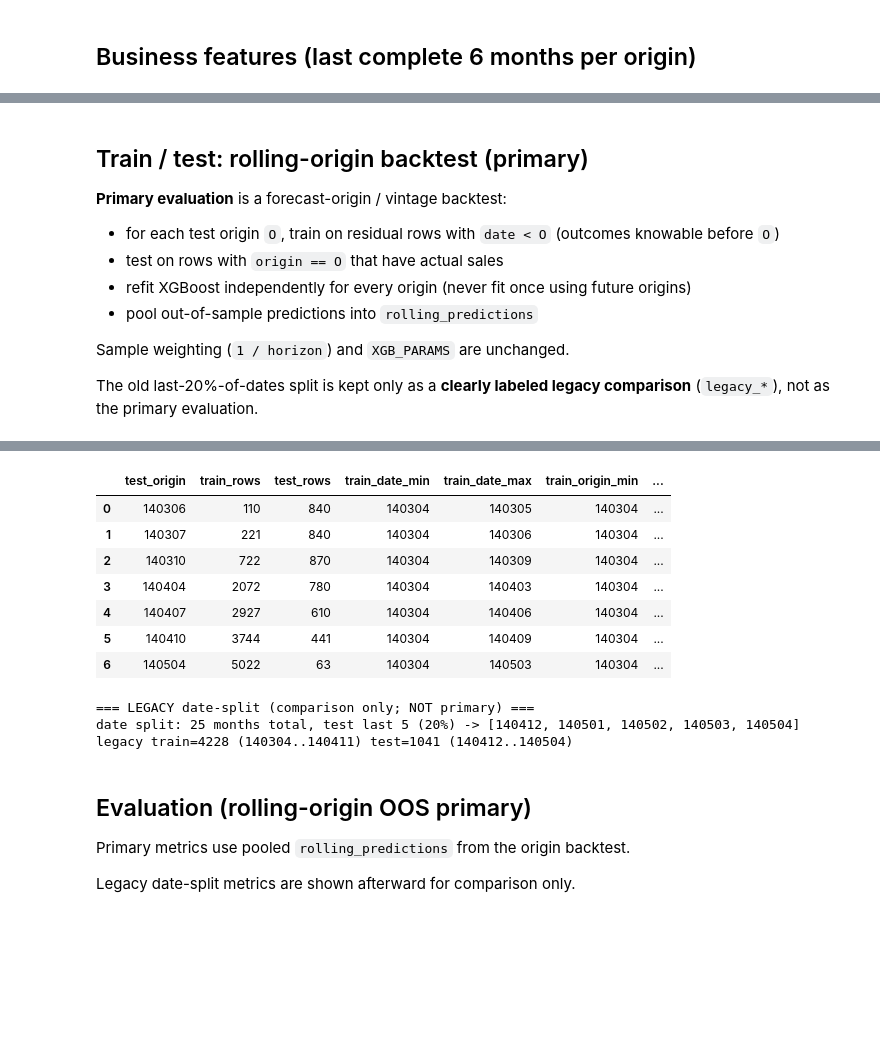
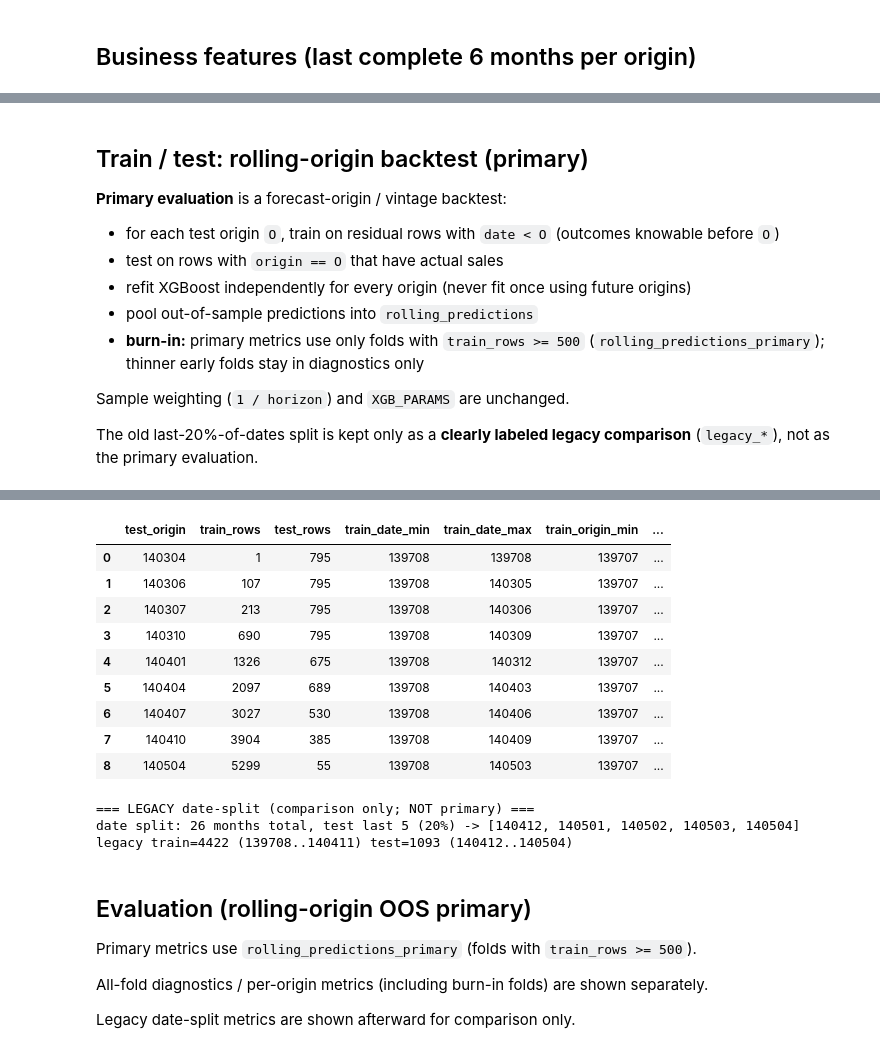
Before and after one commit to ki94mach/PharmProd_Forecast, a Jupyter notebook: notebooks/residual_prediction.ipynb, the cells around one changed output, grey strips where cells are left out. Drawn from its saved outputs; the diff is of its cells as text; code cells hidden in the pictures; blank space fills up the shorter version.

```diff
--- a/notebooks/residual_prediction.ipynb
+++ b/notebooks/residual_prediction.ipynb
@@ -80,6 +83,23 @@ dim_product_df = load_dim_product()
 target_products = dim_product_df[dim_product_df["GenericEN"].isin(TARGET_GENERIC_EN)].copy()
 target_product_names = set(target_products["ProductTitleEN"].dropna().astype(str))
 
+# Drop products with misaligned / stale forecast windows (outlier origins vs modal qrt origin)
+EXCLUDED_ODD_COVERAGE_PRODUCTS = {
+    "Nanojade 90 Old",
+    "Nanojade 180 Old",
+    "Nanojade 360 Old",
+    "Kidi Mab",
+    "Alvocade 3.5",
+    "Aryoseven 2.4",
+    "Reditux 500"
+}
+removed = sorted(target_product_names & EXCLUDED_ODD_COVERAGE_PRODUCTS)
+target_product_names -= EXCLUDED_ODD_COVERAGE_PRODUCTS
+target_products = target_products[
+    ~target_products["ProductTitleEN"].astype(str).isin(EXCLUDED_ODD_COVERAGE_PRODUCTS)
+].copy()
+print("excluded odd-coverage products:", removed)
+
 product_attrs = (
     target_products[["ProductTitleEN", "GenericEN", "Field", "ProductForm", "Provider"]]
     .drop_duplicates(subset=["ProductTitleEN"])
@@ -112,6 +133,7 @@ ALLOWED_FORECAST_QRTS = (
     "1403Q2",
     "1403Q3",
     "1403Q4",
+    "1404Q1",
     "1404Q2",
     "1404Q3",
     "1404Q4",
@@ -717,6 +1018,7 @@ origin=140504 window=140410-140503
 - test on rows with `origin == O` that have actual sales
 - refit XGBoost independently for every origin (never fit once using future origins)
 - pool out-of-sample predictions into `rolling_predictions`
+- **burn-in:** primary metrics use only folds with `train_rows >= 500` (`rolling_predictions_primary`); thinner early folds stay in diagnostics only
 
 Sample weighting (`1 / horizon`) and `XGB_PARAMS` are unchanged.
 
@@ -836,6 +1138,32 @@ print(
 )
 print("sample_weight formula: 1/horizon (applied per fold during fit)")
 print("assert OK: every fold has train.date.max() < test_origin")
+
+# Burn-in: thin early folds stay in diagnostics but are excluded from primary OOS metrics
+MIN_TRAIN_ROWS_FOR_PRIMARY = 500
+fold_diagnostics["in_primary"] = (
+    fold_diagnostics["train_rows"].astype(int) >= MIN_TRAIN_ROWS_FOR_PRIMARY
+)
+primary_origins = sorted(
+    fold_diagnostics.loc[fold_diagnostics["in_primary"], "test_origin"].astype(int).tolist()
+)
+burnin_origins = sorted(
+    fold_diagnostics.loc[~fold_diagnostics["in_primary"], "test_origin"].astype(int).tolist()
+)
+rolling_predictions_primary = rolling_predictions[
+    rolling_predictions["test_origin"].astype(int).isin(primary_origins)
+].copy()
+
+print(
+    f"\n=== burn-in (MIN_TRAIN_ROWS_FOR_PRIMARY={MIN_TRAIN_ROWS_FOR_PRIMARY}) ==="
+)
+print(f"primary origins (in metrics): {primary_origins}")
+print(f"burn-in origins (diagnostics only): {burnin_origins}")
+print(
+    f"rolling_predictions_primary rows={len(rolling_predictions_primary)} "
+    f"/ all OOS rows={len(rolling_predictions)}"
+)
+assert len(primary_origins) > 0, "no folds passed burn-in threshold"
 display(fold_diagnostics)
 
 # ---------------------------------------------------------------------------
@@ -889,18 +1220,22 @@ assert OK: every fold has train.date.max() < test_origin
 |  | test_origin | train_rows | test_rows | train_date_min | train_date_max | train_origin_min | ... |
-| 0 | 140306 | 110 | 840 | 140304 | 140305 | 140304 | ... |
-| 1 | 140307 | 221 | 840 | 140304 | 140306 | 140304 | ... |
-| 2 | 140310 | 722 | 870 | 140304 | 140309 | 140304 | ... |
-| 3 | 140404 | 2072 | 780 | 140304 | 140403 | 140304 | ... |
-| 4 | 140407 | 2927 | 610 | 140304 | 140406 | 140304 | ... |
-| 5 | 140410 | 3744 | 441 | 140304 | 140409 | 140304 | ... |
-| 6 | 140504 | 5022 | 63 | 140304 | 140503 | 140304 | ... |
+| 0 | 140304 | 1 | 795 | 139708 | 139708 | 139707 | ... |
+| 1 | 140306 | 107 | 795 | 139708 | 140305 | 139707 | ... |
+| 2 | 140307 | 213 | 795 | 139708 | 140306 | 139707 | ... |
+| 3 | 140310 | 690 | 795 | 139708 | 140309 | 139707 | ... |
+| 4 | 140401 | 1326 | 675 | 139708 | 140312 | 139707 | ... |
+| 5 | 140404 | 2097 | 689 | 139708 | 140403 | 139707 | ... |
+| 6 | 140407 | 3027 | 530 | 139708 | 140406 | 139707 | ... |
+| 7 | 140410 | 3904 | 385 | 139708 | 140409 | 139707 | ... |
+| 8 | 140504 | 5299 | 55 | 139708 | 140503 | 139707 | ... |
 === LEGACY date-split (comparison only; NOT primary) ===
-date split: 25 months total, test last 5 (20%) -> [140412, 140501, 140502, 140503, 140504]
-legacy train=4228 (140304..140411) test=1041 (140412..140504)
+date split: 26 months total, test last 5 (20%) -> [140412, 140501, 140502, 140503, 140504]
+legacy train=4422 (139708..140411) test=1093 (140412..140504)
 # %% [markdown]
 ## Evaluation (rolling-origin OOS primary)
 
-Primary metrics use pooled `rolling_predictions` from the origin backtest.
+Primary metrics use `rolling_predictions_primary` (folds with `train_rows >= 500`).
+
+All-fold diagnostics / per-origin metrics (including burn-in folds) are shown separately.
 
 Legacy date-split metrics are shown afterward for comparison only.
 # %%
```
Also changed, not shown: parts of 32 cells of this notebook, 1 other file.
